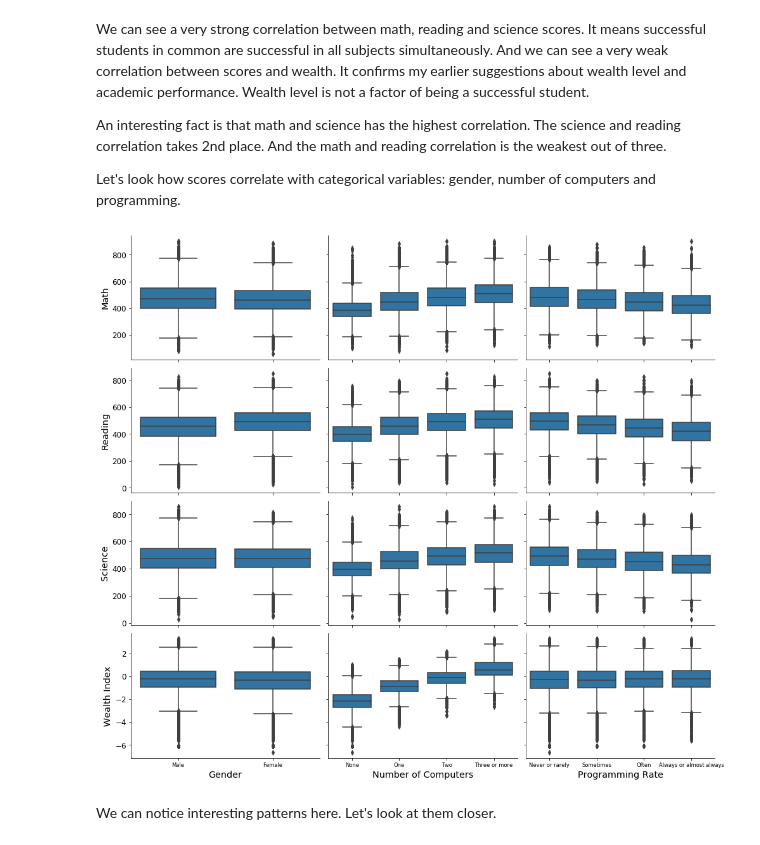
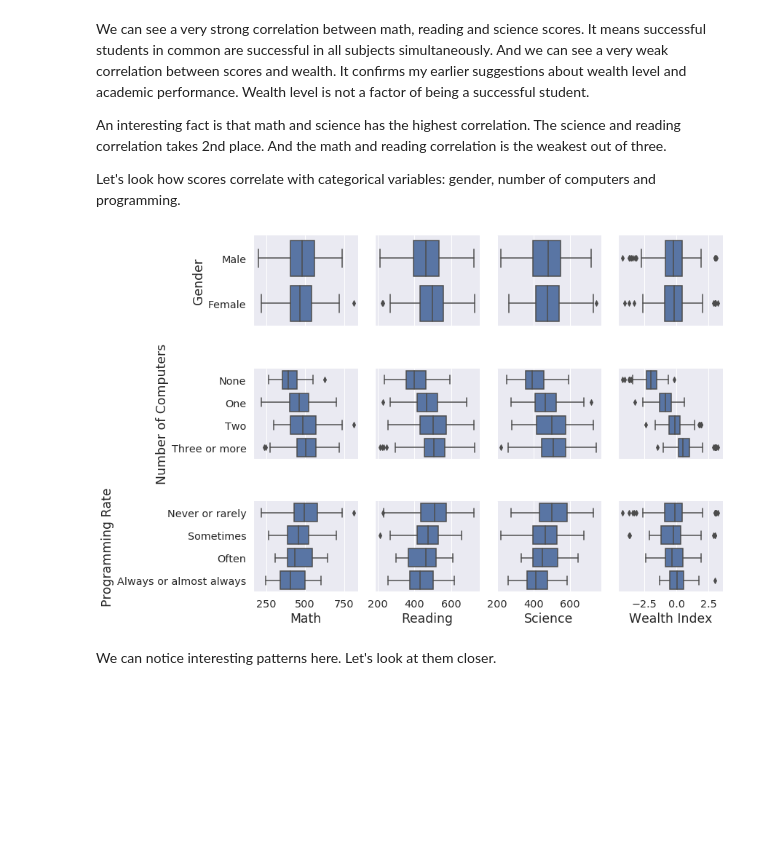
Before and after one commit to yamontv/pisa2012_visualization, a Jupyter notebook: exploration.ipynb, the cells around one changed output. Saved outputs shown, nothing was run; the diff lists cells and outputs as text; code cells hidden in the pictures; blank space fills up the shorter version.

Commit message:
add new bivariate visualisation. fix styles

```diff
--- a/exploration.ipynb
+++ b/exploration.ipynb
@@ -16,8 +16,9 @@ import seaborn as sb
 %matplotlib inline
 
 # Setup plot parameters
+sb.set()
 params = {
-    'legend.fontsize': 'large',
+    'legend.fontsize': 'medium',
     'figure.figsize': (10, 6),
     'axes.labelsize': 'x-large',
     'axes.titlesize': 'xx-large',
@@ -306,20 +377,17 @@ Let's look how scores correlate with categorical variables: gender, number of co
 # %%
 def boxgrid(x, y, **kwargs):
     sb.boxplot(x, y, color=base_color)
 
 
-with plt.rc_context({'xtick.labelsize': 'small'}):
-    g = sb.PairGrid(data=df,
-                    y_vars=numeric_vars,
-                    x_vars=categoric_vars,
-                    height=3,
-                    aspect=1.5)
-    g.map(boxgrid)
+g = sb.PairGrid(data=students_samp,
+                x_vars=numeric_vars,
+                y_vars=categoric_vars)
+g.map(boxgrid)
 
 # Save
 plt.savefig('img/cat_boxplots.png', dpi=200, bbox_inches="tight")
 # %% [output]
-[figure, old version]
+[figure, new version]
 # %% [markdown]
 We can notice interesting patterns here. Let's look at them closer.
 # %% [markdown]
```
Also changed, not shown: parts of 24 cells of this notebook, 17 other files.
